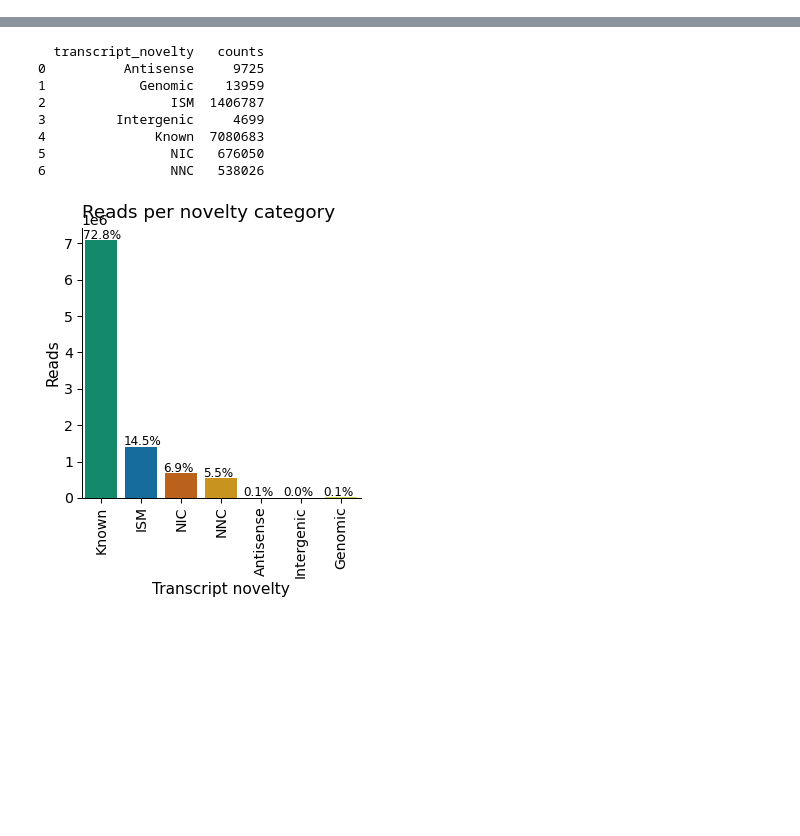
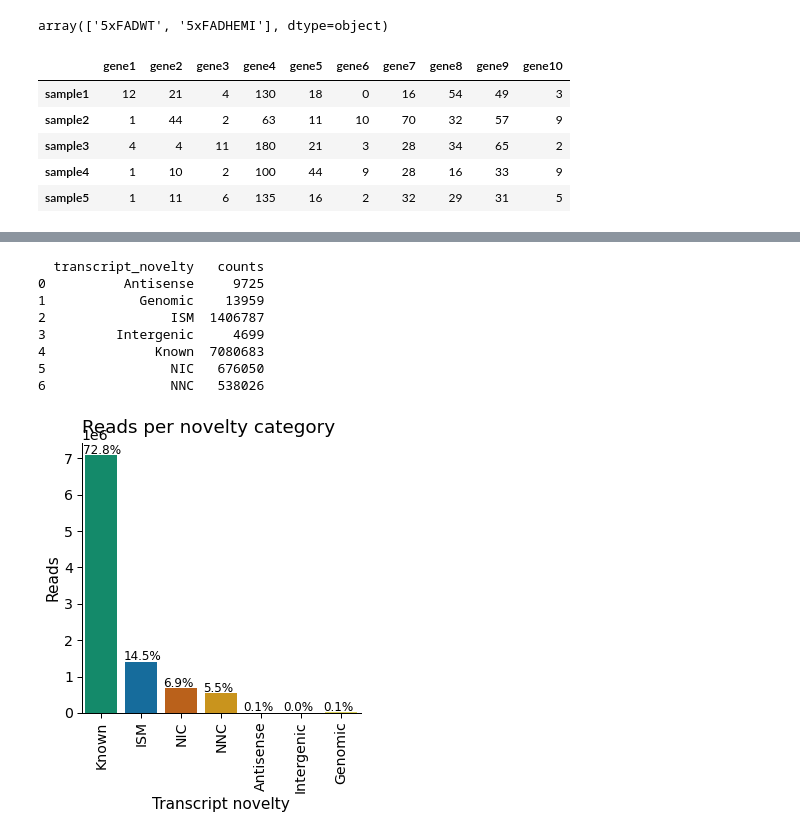
Before and after one commit to gfilimban/modelad_pipeline, a Jupyter notebook: dev.ipynb, the cells around one changed output, grey strips where cells are left out. Cells and saved outputs as stored; diff of their text form; code cells hidden in the pictures; blank space fills up the shorter version.

```diff
--- a/dev.ipynb
+++ b/dev.ipynb
@@ -10,0 +95,4 @@ import pandas as pd
+# %%
+adata.obs.genotype.unique()
+# %% [output]
+array(['5xFADWT', '5xFADHEMI'], dtype=object)
@@ -10,0 +102,9 @@ import pandas as pd
+# %%
+counts_df.head()
+# %% [output]
+|  | gene1 | gene2 | gene3 | gene4 | gene5 | gene6 | gene7 | gene8 | gene9 | gene10 |
+| sample1 | 12 | 21 | 4 | 130 | 18 | 0 | 16 | 54 | 49 | 3 |
+| sample2 | 1 | 44 | 2 | 63 | 11 | 10 | 70 | 32 | 57 | 9 |
+| sample3 | 4 | 4 | 11 | 180 | 21 | 3 | 28 | 34 | 65 | 2 |
+| sample4 | 1 | 10 | 2 | 100 | 44 | 9 | 28 | 16 | 33 | 9 |
+| sample5 | 1 | 11 | 6 | 135 | 16 | 2 | 32 | 29 | 31 | 5 |
```
Also changed, not shown: parts of 22 cells of this notebook, 1 other file.
